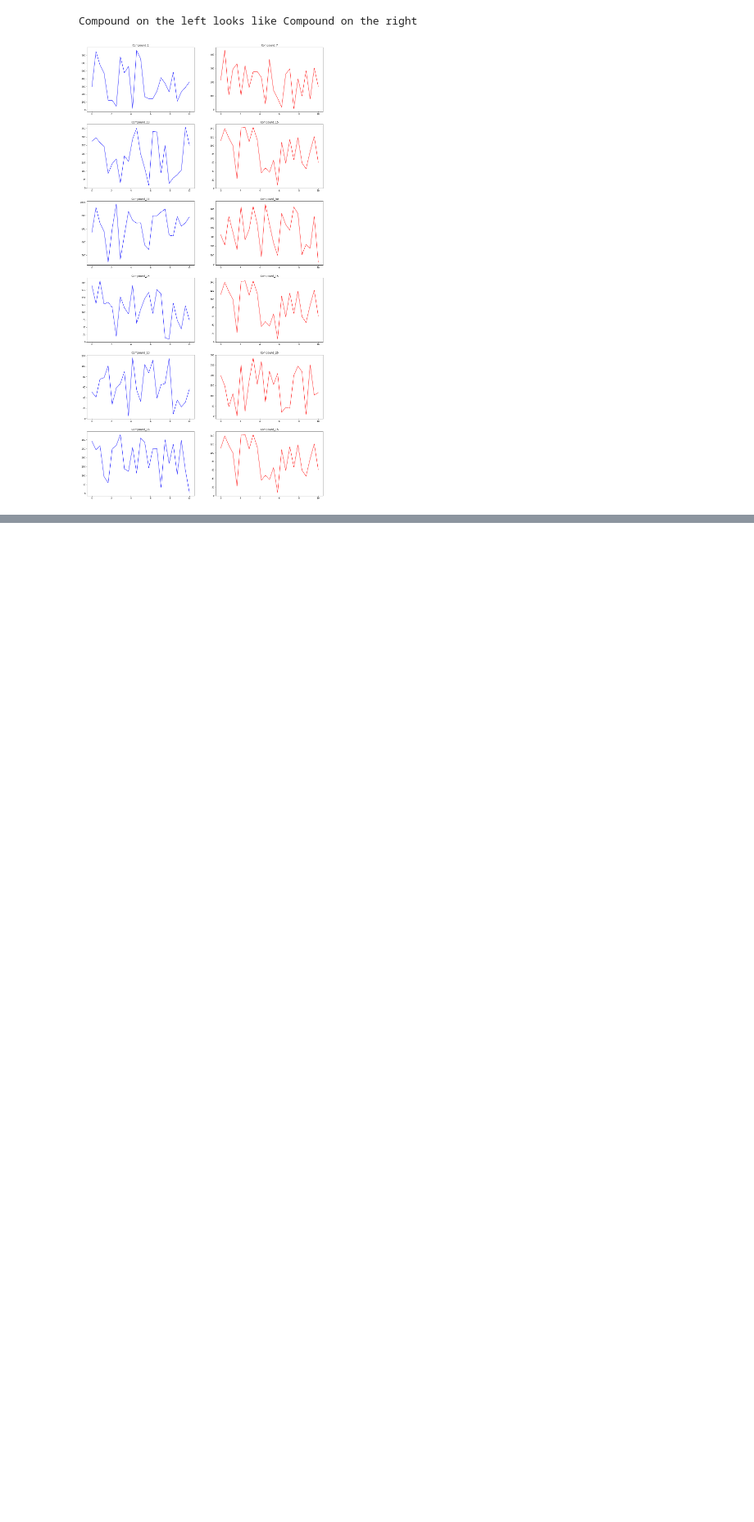
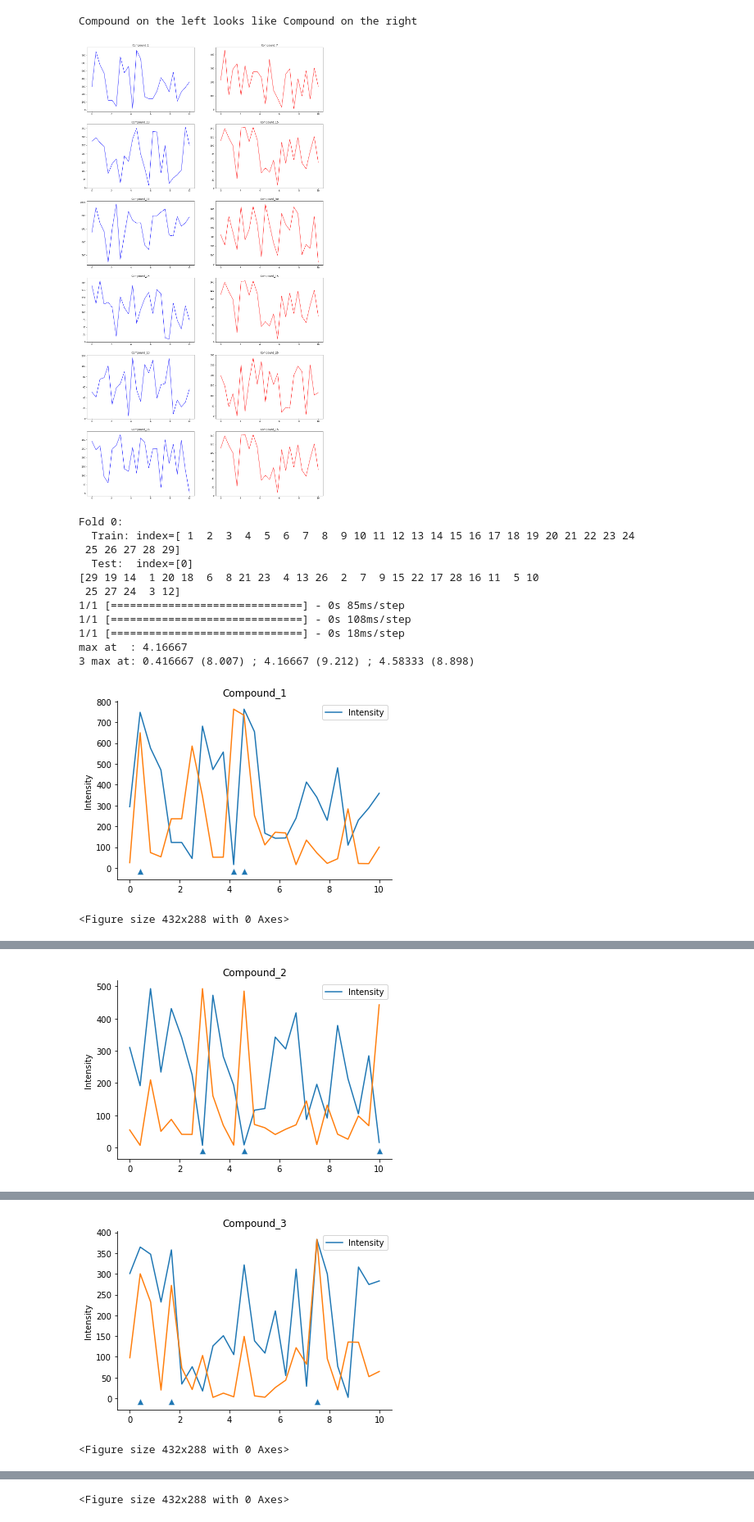
Before and after one commit to Gressling/cheminf-EDU, a Jupyter notebook: machineLearning/cdb_data_spectra_analysis/CDB_analysis.ipynb, the cells around one changed output, grey strips where cells are left out. Shown at 82% size. Saved outputs shown, nothing was run; the diff lists cells and outputs as text; code cells hidden in the pictures; blank space fills up the shorter version.

```diff
--- a/machineLearning/cdb_data_spectra_analysis/CDB_analysis.ipynb
+++ b/machineLearning/cdb_data_spectra_analysis/CDB_analysis.ipynb
@@ -410,3 +411,76 @@ for label in y_pred:
 # %% [output]
 Compound on the left looks like Compound on the right
 [figure]
+# %%
+def sliding_window(a, window):
+    shape = a.shape[:-1] + (a.shape[-1] - window + 1, window)
+    strides = a.strides + (a.strides[-1],)
+    return np.lib.stride_tricks.as_strided(a, shape=shape, strides=strides)
+
+def get_classifier(selection):
+    if selection == "LOF":
+        return LOF(n_neighbors=21, algorithm='kd_tree',
+            leaf_size=10, metric='euclidean',
+            p=2, metric_params=None, contamination=0.001,
+            n_jobs=-1, novelty=True)
+    elif selection == "DeepSVDD":
+        return DeepSVDD(verbose=False, output_activation='relu')
+    elif selection == "KNN":
+        return KNN(contamination=0.04,
+            n_neighbors=21,
+            method='median', radius=1.0,
+            algorithm='auto', leaf_size=10, metric='manhattan', p=2,
+            metric_params=None, n_jobs=-1)
+
+#print(np.repeat(sliding_window(values_test[0], 1), 25, axis=1))
+#print(np.repeat(sliding_window(values[0], 1), 25, axis=1))
+#print(values_test[0])
+#print(values[0])
+#print(LeaveOneOut().get_n_splits(values_test))
+
+for count, (train_index, test_index) in enumerate(LeaveOneOut().split(values)):
+    print(f"Fold {count}:")
+    print(f"  Train: index={train_index}")
+    print(f"  Test:  index={test_index}")
+    np.random.shuffle(train_index)
+    print(train_index)
+
+    clf = get_classifier('DeepSVDD')
+#    print(values[1], "\n")
+#    print(values[2], "\n")
+#    print(np.repeat(values[test_index].reshape(-1, 1), 29, axis=1))
+#    print(values[np.random.shuffle(train_index)].T, "\n")
+    clf.fit(values[train_index].T)
+    score = clf.decision_function(np.repeat(values[test_index].reshape(-1, 1), 29, axis=1))
+#    clf.fit(values[train_index])
+#    score = clf.decision_function(np.repeat(values[test_index].reshape(-1, 1), 25, axis=1))
+    print("max at  :", retTime[count][np.argmax(score)])
+    print("3 max at:", retTime[count][utility.argmaxn(score, 3)[0]], "({:0.3f})".format(score[utility.argmaxn(score, 3)[0]]),
+          ";", retTime[count][utility.argmaxn(score, 3)[1]], "({:0.3f})".format(score[utility.argmaxn(score, 3)[1]]),
+          ";", retTime[count][utility.argmaxn(score, 3)[2]], "({:0.3f})".format(score[utility.argmaxn(score, 3)[2]]),)
+    #print(utility.argmaxn(score, 3))
+    sns.lineplot(x=retTime[count], y=cdb_data_source[cdb_data_source['Compound'] == "Compound_" + str(count + 1)].Intensity)
+    val_max = cdb_data_source[cdb_data_source['Compound'] == "Compound_" + str(count + 1)].Intensity.max()
+    val_min = cdb_data_source[cdb_data_source['Compound'] == "Compound_" + str(count + 1)].Intensity.min()
+    score = val_min + ((score - score.min()) * (val_max - val_min)) / (score.max() - score.min())
+    sns.lineplot(x=retTime[count], y=score)
+    sns.scatterplot(x=retTime[count][utility.argmaxn(score, 3)], y=np.repeat(val_max * -0.02, 3, axis=0), marker='^', s=70)
+    sns.despine()
+    plt.title("Compound_" + str(count + 1))
+    plt.legend(labels=['Intensity'])
+    plt.figure(count)
+    plt.show()
+# %% [output]
+Fold 0:
+  Train: index=[ 1  2  3  4  5  6  7  8  9 10 11 12 13 14 15 16 17 18 19 20 21 22 23 24
+ 25 26 27 28 29]
+  Test:  index=[0]
+[29 19 14  1 20 18  6  8 21 23  4 13 26  2  7  9 15 22 17 28 16 11  5 10
+ 25 27 24  3 12]
+1/1 [==============================] - 0s 85ms/step
+1/1 [==============================] - 0s 108ms/step
+1/1 [==============================] - 0s 18ms/step
+max at  : 4.16667
+3 max at: 0.416667 (8.007) ; 4.16667 (9.212) ; 4.58333 (8.898)
+[figure, added]
+<Figure size 432x288 with 0 Axes>
@@ -412,0 +498 @@ Compound on the left looks like Compound on the right
+[figure, added]
@@ -412,0 +510,2 @@ Compound on the left looks like Compound on the right
+[figure, added]
+<Figure size 432x288 with 0 Axes>
@@ -412,0 +524 @@ Compound on the left looks like Compound on the right
+<Figure size 432x288 with 0 Axes>
```
Also changed, not shown: parts of 3 cells of this notebook.
